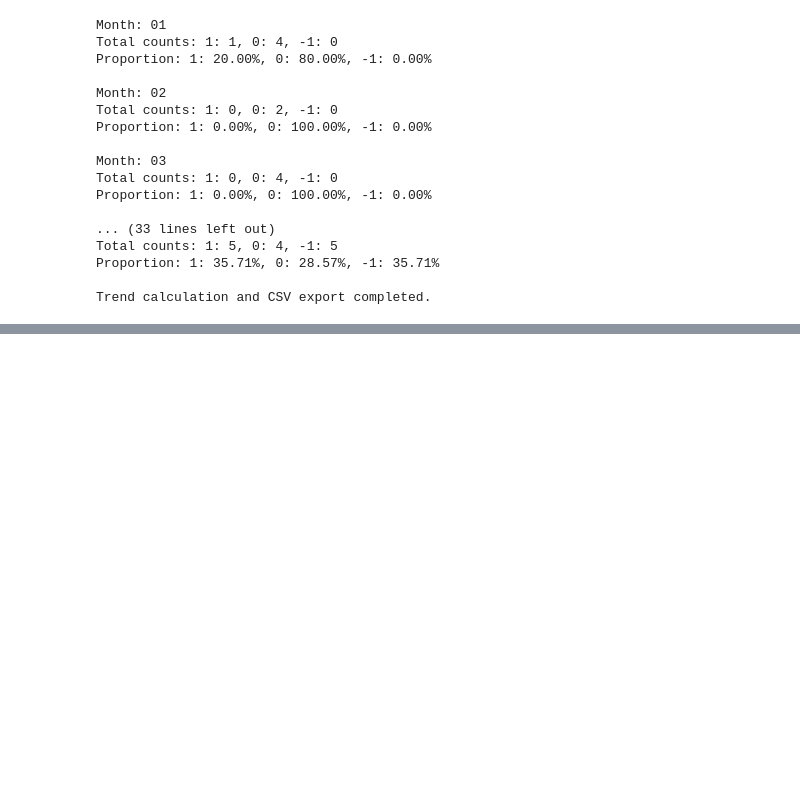
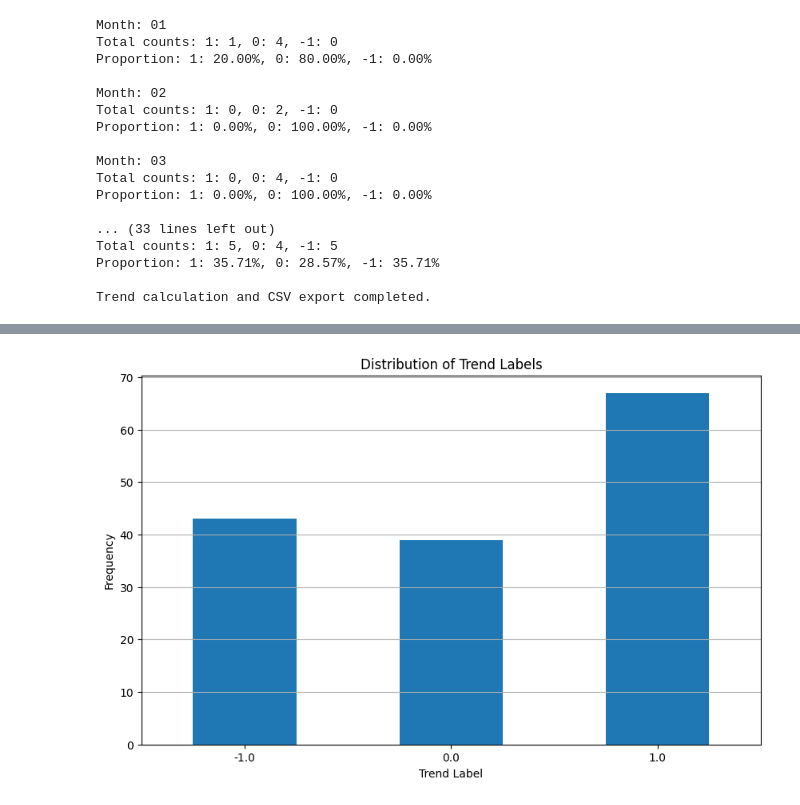
Before and after one commit to diandianyilin/fashion, a Jupyter notebook: model/label.ipynb, the cells around one changed output, grey strips where cells are left out. Drawn from its saved outputs; the diff is of its cells as text; code cells hidden in the pictures; blank space fills up the shorter version.

Commit message:
visualize the distribution of proportions

```diff
--- a/model/label.ipynb
+++ b/model/label.ipynb
@@ -335,0 +340,12 @@ Output saved to /home/disk1/red_disk1/test/after2monthdata_20%_with_trend.csv
+# %%
+# Visualize the proportion of labels using a histogram
+plt.figure(figsize=(10, 6))
+merged_with_proportions_df['trend'].value_counts().sort_index().plot(kind='bar')
+plt.xlabel('Trend Label')
+plt.ylabel('Frequency')
+plt.title('Distribution of Trend Labels')
+plt.xticks(rotation=0)
+plt.grid(axis='y')
+plt.show()
+# %% [output]
+[figure, added]
```
Also changed, not shown: parts of 3 cells of this notebook.
